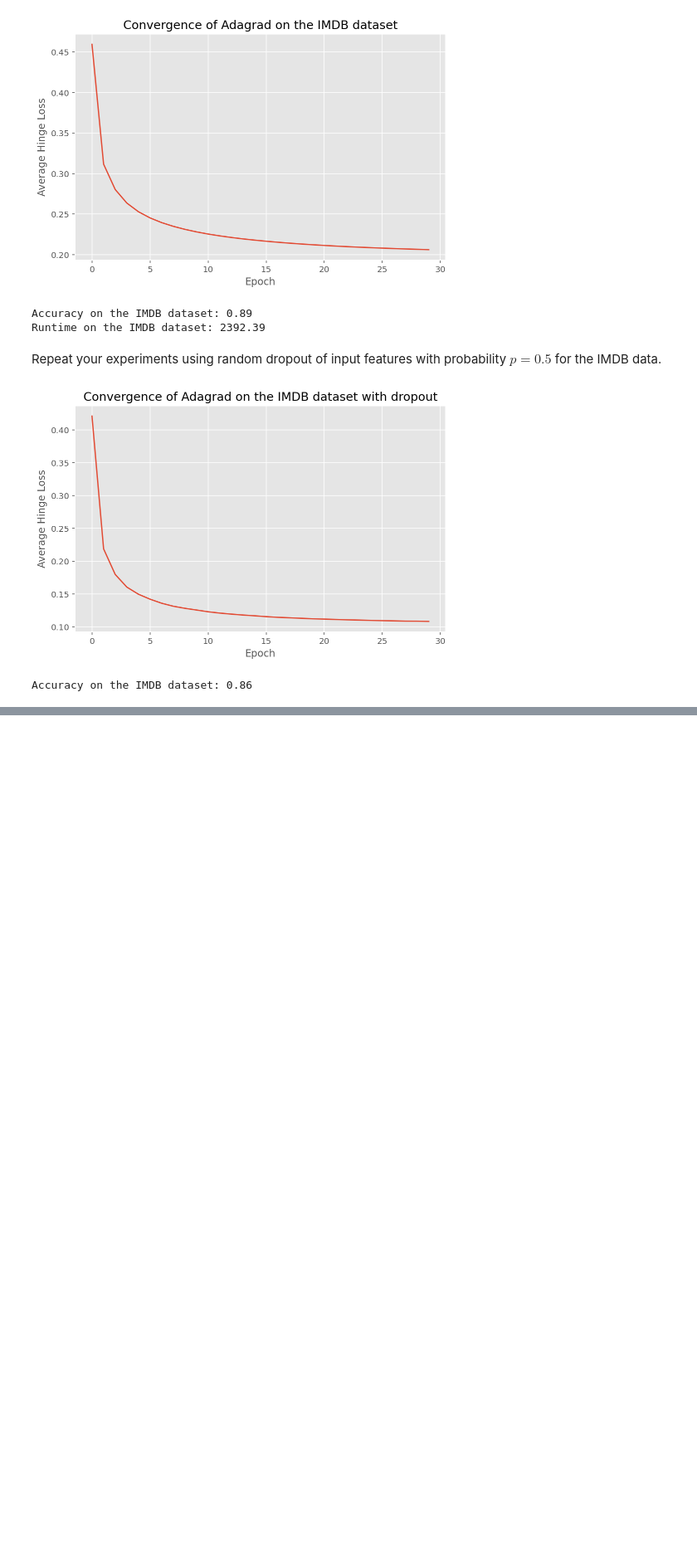
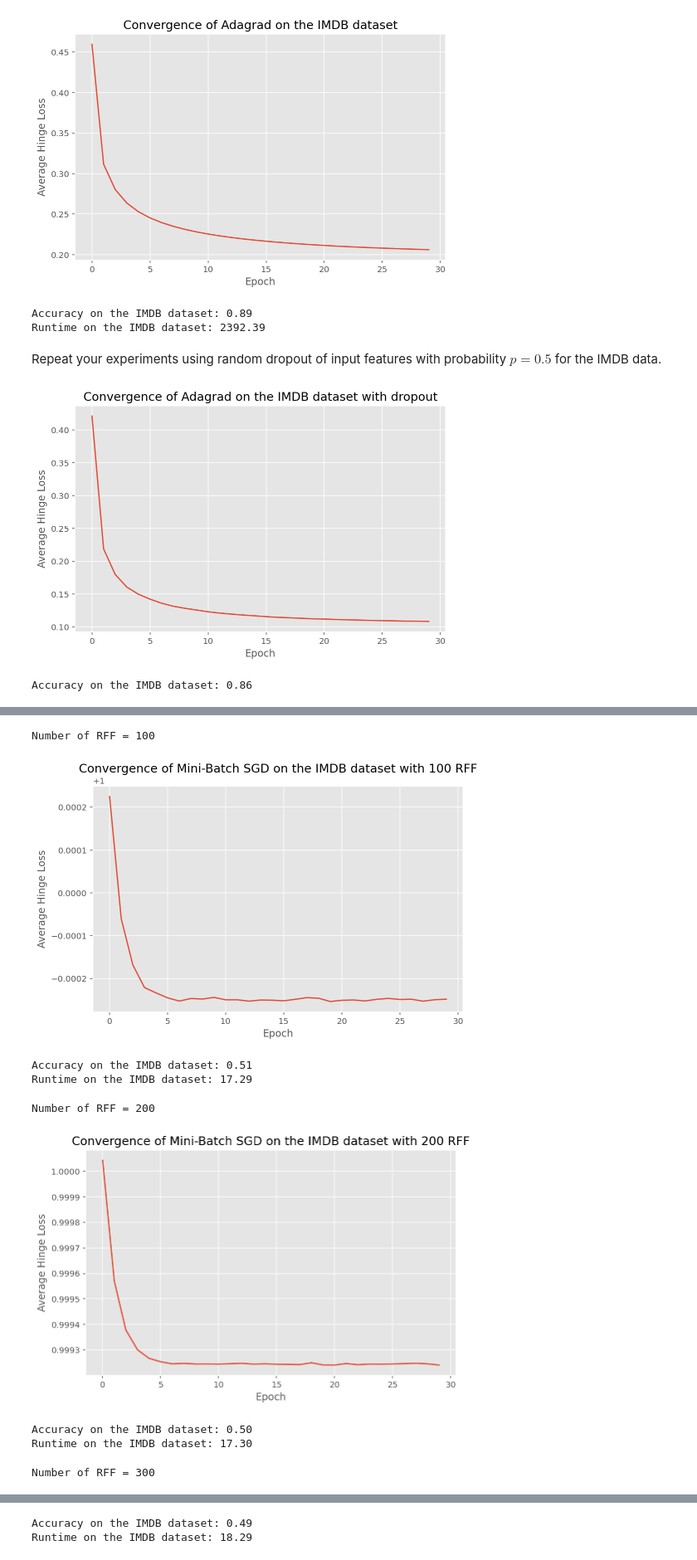
Before and after one commit to linglingec/large-scale-svm, a Jupyter notebook: test.ipynb, the cells around one changed output, grey strips where cells are left out. Shown at 83% size. Drawn from its saved outputs; the diff is of its cells as text; code cells hidden in the pictures; blank space fills up the shorter version.

```diff
--- a/test.ipynb
+++ b/test.ipynb
@@ -487,0 +443,38 @@ print(accuracy_score(y_test, y_pred))
+# %%
+n_components = [100, 200, 300]
+np.random.seed(420)
+
+for num in n_components:
+    rff = RandomFourierFeatures(n_components=num, gamma=0.1)
+    X_train_val_imdb_rff = rff.fit_transform(X_train_val_imdb)
+    X_test_imdb_scaled_rff = rff.transform(X_test_imdb_scaled)
+
+    start_time = time.time()
+    loss = model.fit(X_train_val_imdb_rff, y_train_val_imdb, optimizer, n_epochs=30, batch_size=10)
+    runtime = time.time() - start_time
+
+    test_pred = model.predict(X_test_imdb_scaled_rff)
+    accuracy = accuracy_score(y_test_imdb, test_pred)
+
+    # Plotting convergence
+    print('')
+    print(f"Number of RFF = {num}")
+
+    plt.plot(loss)
+    plt.title(f"Convergence of Mini-Batch SGD on the IMDB dataset with {num} RFF")
+    plt.xlabel('Epoch')
+    plt.ylabel('Average Hinge Loss')
+    plt.show()
+
+    print(f"Accuracy on the IMDB dataset: {accuracy:.2f}")
+    print(f"Runtime on the IMDB dataset: {runtime:.2f}")
+# %% [output]
+Number of RFF = 100
+[figure, added]
+Accuracy on the IMDB dataset: 0.51
+Runtime on the IMDB dataset: 17.29
+Number of RFF = 200
+[figure, added]
+Accuracy on the IMDB dataset: 0.50
+Runtime on the IMDB dataset: 17.30
+Number of RFF = 300
@@ -487,0 +482,2 @@ print(accuracy_score(y_test, y_pred))
+Accuracy on the IMDB dataset: 0.49
+Runtime on the IMDB dataset: 18.29
```
Also changed, not shown: parts of 30 cells of this notebook.
